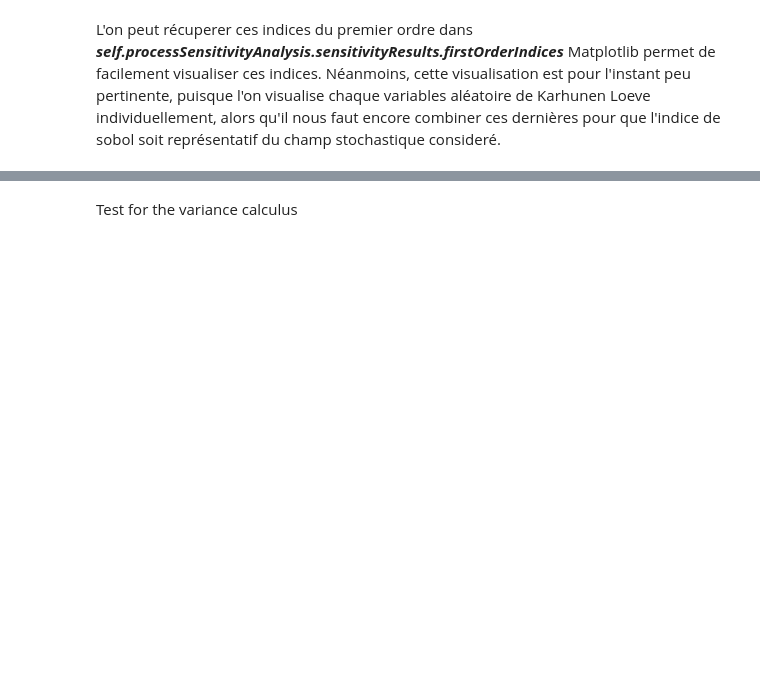
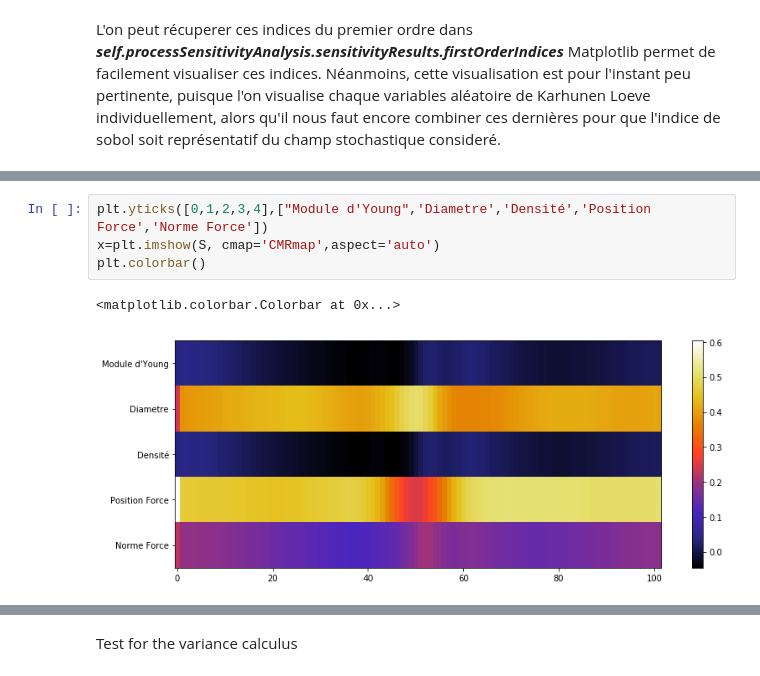
Before and after one commit to Kramer84/KarhunenLoeveFieldSensitivity, a Jupyter notebook: Demo Analyse de sensibilité poutre.ipynb, the cells around one changed output, grey strips where cells are left out. Drawn from its saved outputs; the diff is of its cells as text; blank space fills up the shorter version.

```diff
--- a/Demo Analyse de sensibilité poutre.ipynb
+++ b/Demo Analyse de sensibilité poutre.ipynb
@@ -308,3 +372,10 @@ plt.colorbar()
+# %%
+plt.yticks([0,1,2,3,4],["Module d'Young",'Diametre','Densité','Position Force','Norme Force'])
+x=plt.imshow(S, cmap='CMRmap',aspect='auto')
+plt.colorbar()
+# %% [output]
+<matplotlib.colorbar.Colorbar at 0x...>
+[figure, added]
 # %%
 A,B = ngpsi.NdGaussianProcessSensitivityIndicesBase.SymbolicSaltelliIndices(1)
 A
```
Also changed, not shown: parts of 15 cells of this notebook, 1 other file.
